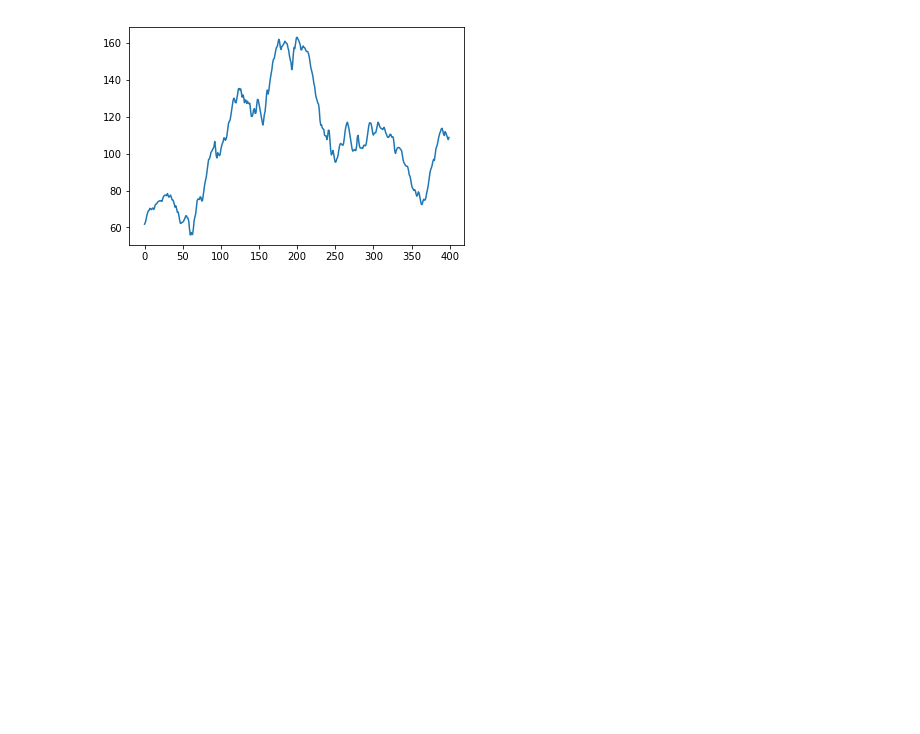
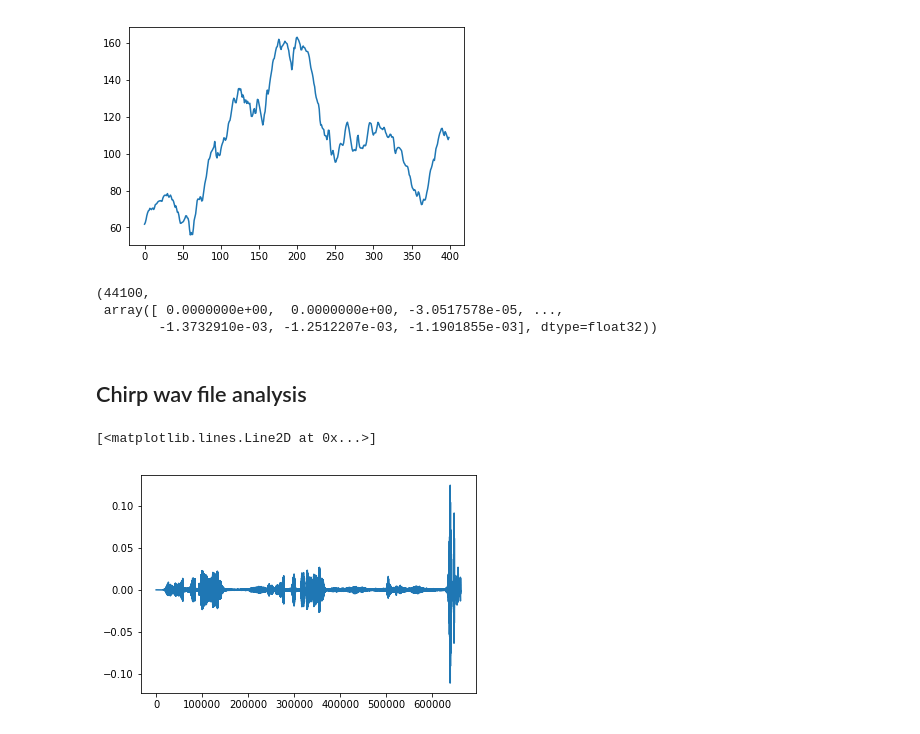
Before and after one commit to barkermrl/AudioModem, a Jupyter notebook: Estimation/Chirp CE.ipynb, the cells around one changed output. Saved outputs shown, nothing was run; the diff lists cells and outputs as text; code cells hidden in the pictures; blank space fills up the shorter version.

Commit message:
Added graphs to read analyse wav files

```diff
--- a/Estimation/Chirp CE.ipynb
+++ b/Estimation/Chirp CE.ipynb
@@ -129,3 +131,5 @@ plt.plot(smoothed[imax-200:imax+200])
 # %% [output]
 [<matplotlib.lines.Line2D at 0x...>]
 [figure]
+# %%
+outside = wavfile.read('outside_take_2.wav')
@@ -131,0 +138,8 @@ plt.plot(smoothed[imax-200:imax+200])
+# %%
+outside
+# %% [output]
+(44100,
+ array([ 0.0000000e+00,  0.0000000e+00, -3.0517578e-05, ...,
+        -1.3732910e-03, -1.2512207e-03, -1.1901855e-03], dtype=float32))
+# %% [markdown]
+## Chirp wav file analysis
@@ -131,0 +150,6 @@ plt.plot(smoothed[imax-200:imax+200])
+# %%
+%matplotlib inline
+plt.plot(outside[1])
+# %% [output]
+[<matplotlib.lines.Line2D at 0x...>]
+[figure, added]
```
Also changed, not shown: parts of 7 cells of this notebook.
